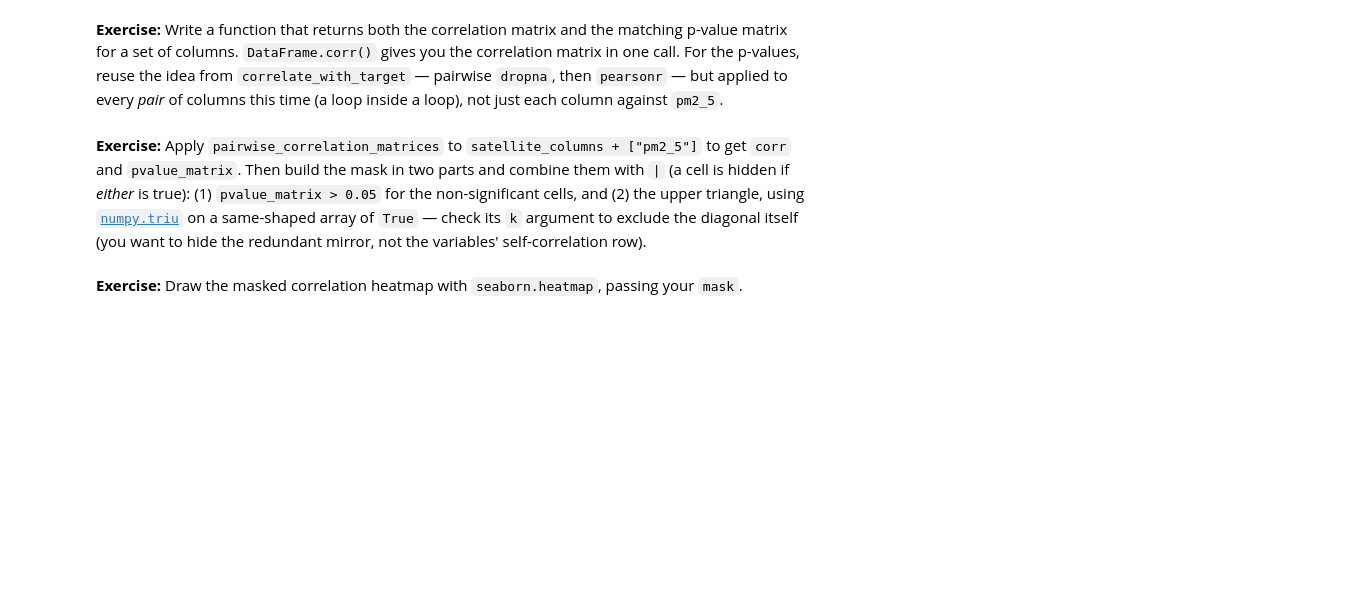
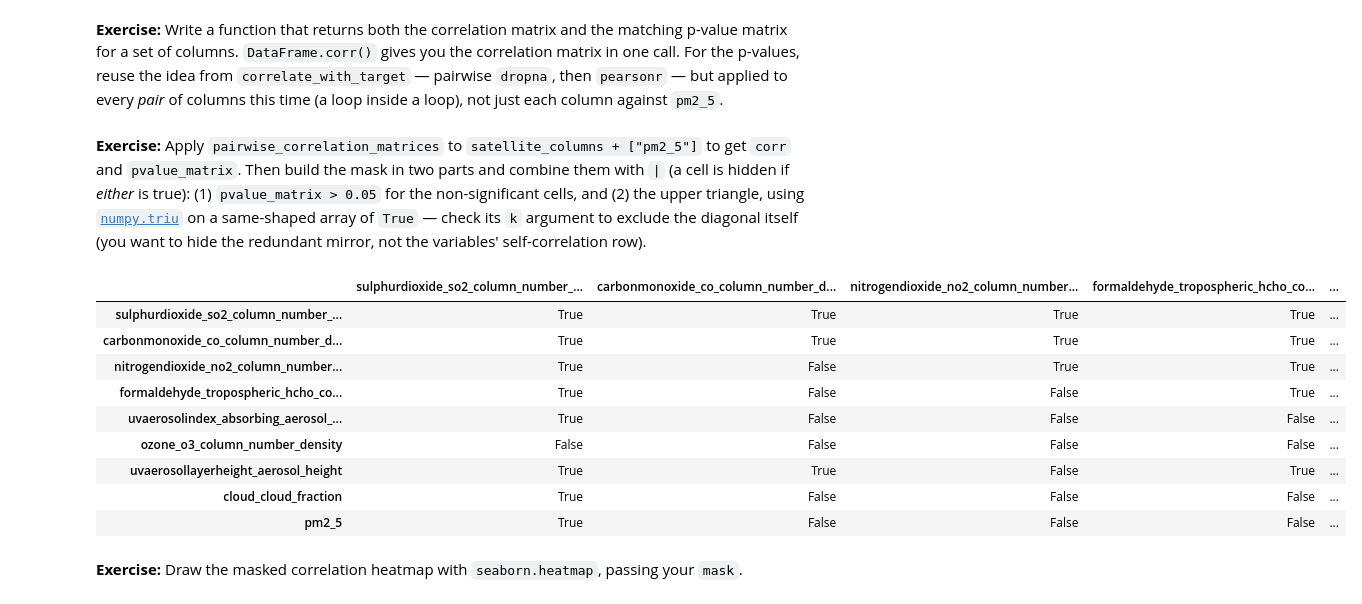
Before and after one commit to maxencecollin/air-quality, a Jupyter notebook: notebooks/session3/01_correlation_analysis.ipynb, the cells around one changed output. Drawn from its saved outputs; the diff is of its cells as text; code cells hidden in the pictures; blank space fills up the shorter version.

```diff
--- a/notebooks/session3/01_correlation_analysis.ipynb
+++ b/notebooks/session3/01_correlation_analysis.ipynb
@@ -136,6 +148,23 @@ def pairwise_correlation_matrices(df, columns):
 # %%
 # TODO 4: apply pairwise_correlation_matrices, then build a mask that hides
 # non-significant cells (p >= 0.05) and the redundant upper triangle
+corr, pvalue_matrix = pairwise_correlation_matrices(df, satellite_columns + ["pm2_5"])
+
+not_significant = pvalue_matrix > 0.05
+upper_triangle = np.triu(np.ones(corr.shape, dtype=bool), k=1)
+mask = not_significant | upper_triangle
+mask
+# %% [output]
+|  | sulphurdioxide_so2_column_number_... | carbonmonoxide_co_column_number_d... | nitrogendioxide_no2_column_number... | formaldehyde_tropospheric_hcho_co... | ... |
+| sulphurdioxide_so2_column_number_... | True | True | True | True | ... |
+| carbonmonoxide_co_column_number_d... | True | True | True | True | ... |
+| nitrogendioxide_no2_column_number... | True | False | True | True | ... |
+| formaldehyde_tropospheric_hcho_co... | True | False | False | True | ... |
+| uvaerosolindex_absorbing_aerosol_... | True | False | False | False | ... |
+| ozone_o3_column_number_density | False | False | False | False | ... |
+| uvaerosollayerheight_aerosol_height | True | True | False | True | ... |
+| cloud_cloud_fraction | True | False | False | False | ... |
+| pm2_5 | True | False | False | False | ... |
 # %% [markdown]
 **Exercise:** Draw the masked correlation heatmap with `seaborn.heatmap`, passing your `mask`.
 # %%
```
Also changed, not shown: parts of 2 cells of this notebook.
